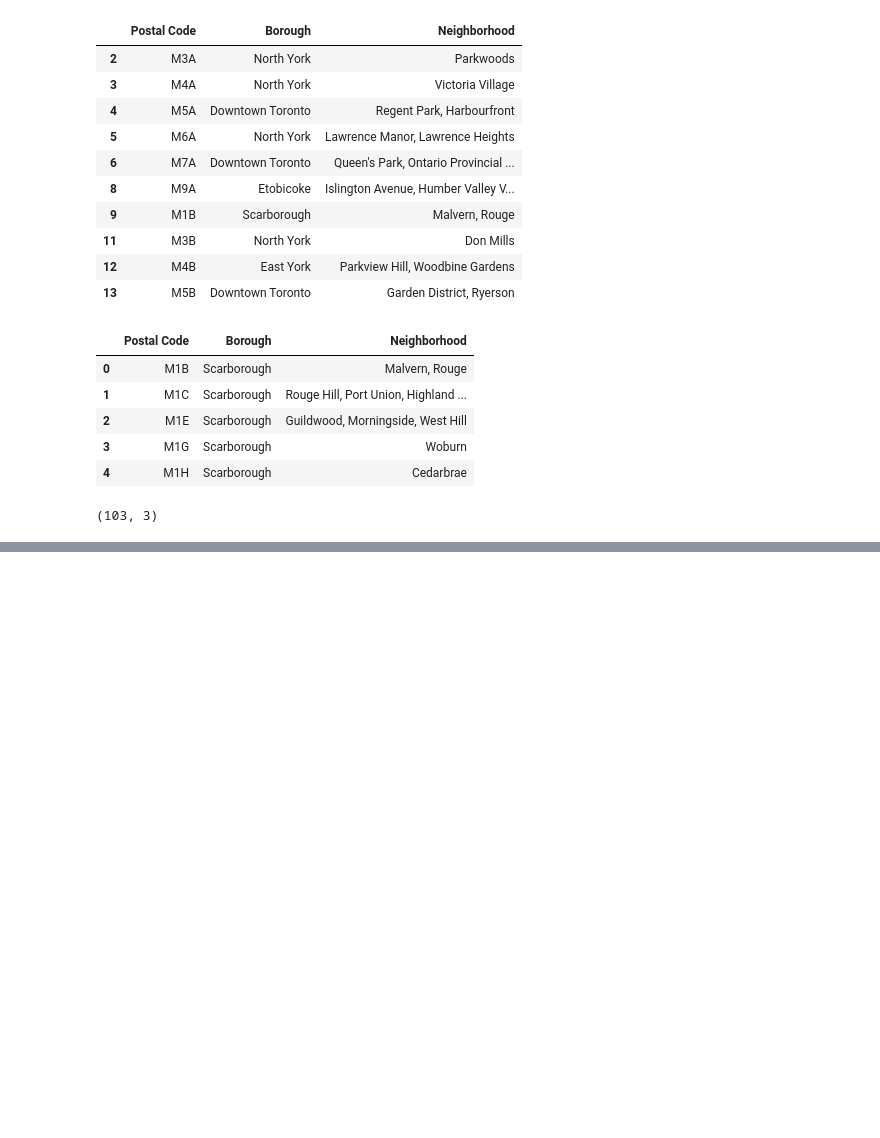
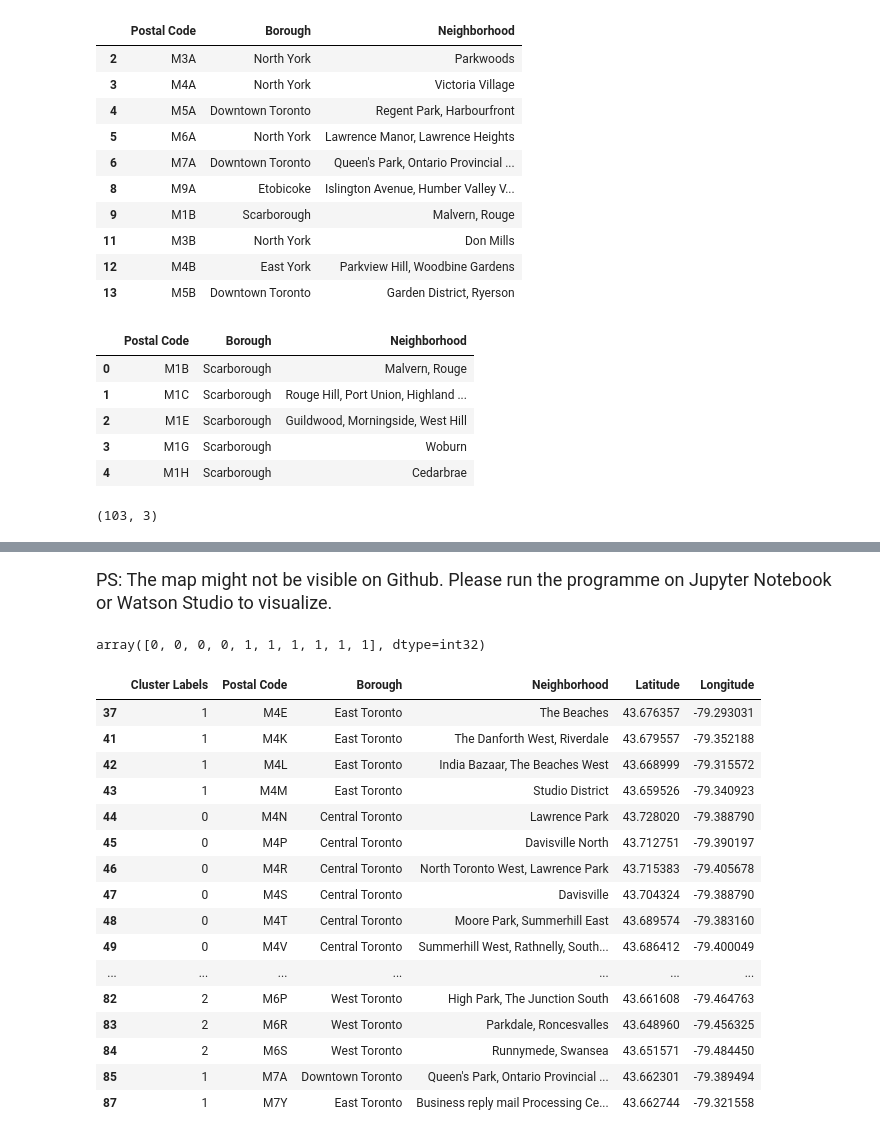
Before and after one commit to HANXIANGCHAN/Applied-Data-Science-Capstone, a Jupyter notebook: Week 3.ipynb, the cells around one changed output, grey strips where cells are left out. Saved outputs shown, nothing was run; the diff lists cells and outputs as text; code cells hidden in the pictures; blank space fills up the shorter version.

```diff
--- a/Week 3.ipynb
+++ b/Week 3.ipynb
@@ -63,0 +72,6 @@ df_canada.shape
+# %%
+# Import csv file
+
+
+lonlat = pd.read_csv('https://cocl.us/Geospatial_data')
+lonlat.head()
@@ -63,0 +85,3 @@ df_canada.shape
+# %%
+df_cantor = pd.merge(df_canada, lonlat, on='Postal Code')
+df_cantor.head(20)
@@ -63,0 +108,3 @@ df_canada.shape
+# %%
+df_toronto = df_cantor[df_cantor['Borough'].str.contains('Downtown Toronto|East Toronto|West Toronto|Central Toronto')]
+df_toronto
@@ -63,0 +172,2 @@ df_canada.shape
+# %% [markdown]
+<font size="4">PS: The map might not be visible on Github. Please run the programme on Jupyter Notebook or Watson Studio to visualize.</font>
@@ -63,0 +178,28 @@ df_canada.shape
+# %%
+k=5
+toronto_cluster = df_toronto.drop(['Postal Code','Borough','Neighborhood'],1)
+kmeans = KMeans(n_clusters = k,random_state=0).fit(toronto_cluster)
+kmeans.labels_[0:10]
+# %% [output]
+array([0, 0, 0, 0, 1, 1, 1, 1, 1, 1], dtype=int32)
+# %%
+
+df_toronto
+# %% [output]
+|  | Cluster Labels | Postal Code | Borough | Neighborhood | Latitude | Longitude |
+| 37 | 1 | M4E | East Toronto | The Beaches | 43.676357 | -79.293031 |
+| 41 | 1 | M4K | East Toronto | The Danforth West, Riverdale | 43.679557 | -79.352188 |
+| 42 | 1 | M4L | East Toronto | India Bazaar, The Beaches West | 43.668999 | -79.315572 |
+| 43 | 1 | M4M | East Toronto | Studio District | 43.659526 | -79.340923 |
+| 44 | 0 | M4N | Central Toronto | Lawrence Park | 43.728020 | -79.388790 |
+| 45 | 0 | M4P | Central Toronto | Davisville North | 43.712751 | -79.390197 |
+| 46 | 0 | M4R | Central Toronto | North Toronto West, Lawrence Park | 43.715383 | -79.405678 |
+| 47 | 0 | M4S | Central Toronto | Davisville | 43.704324 | -79.388790 |
+| 48 | 0 | M4T | Central Toronto | Moore Park, Summerhill East | 43.689574 | -79.383160 |
+| 49 | 0 | M4V | Central Toronto | Summerhill West, Rathnelly, South... | 43.686412 | -79.400049 |
+| ... | ... | ... | ... | ... | ... | ... |
+| 82 | 2 | M6P | West Toronto | High Park, The Junction South | 43.661608 | -79.464763 |
+| 83 | 2 | M6R | West Toronto | Parkdale, Roncesvalles | 43.648960 | -79.456325 |
+| 84 | 2 | M6S | West Toronto | Runnymede, Swansea | 43.651571 | -79.484450 |
+| 85 | 1 | M7A | Downtown Toronto | Queen's Park, Ontario Provincial ... | 43.662301 | -79.389494 |
+| 87 | 1 | M7Y | East Toronto | Business reply mail Processing Ce... | 43.662744 | -79.321558 |
```
Also changed, not shown: parts of 12 cells of this notebook.
